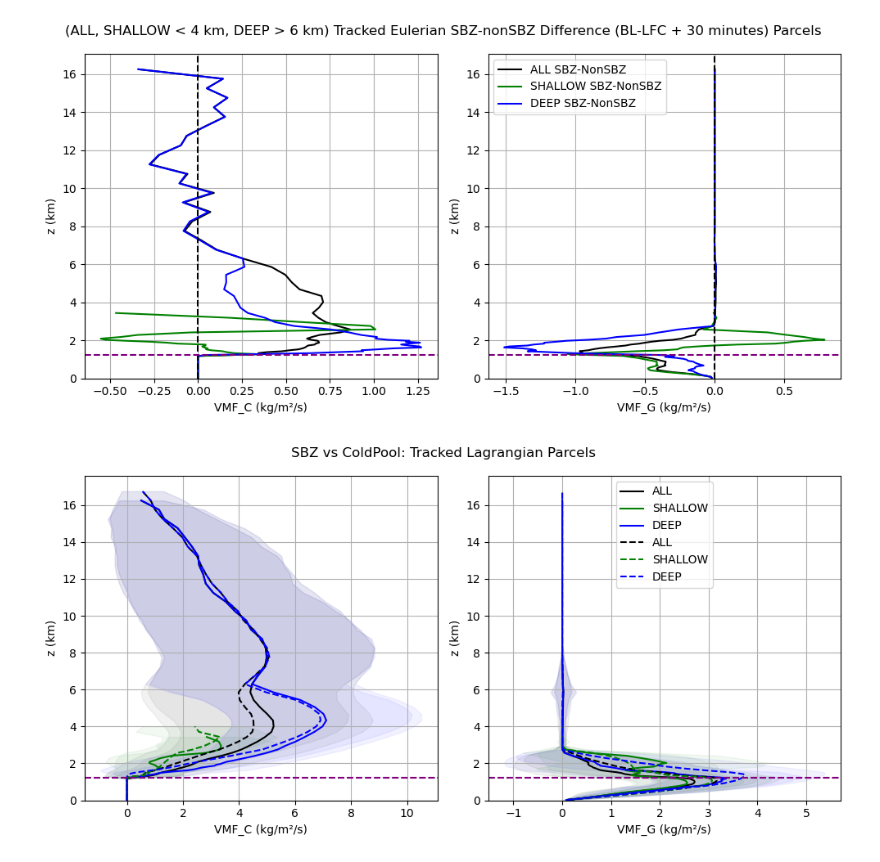
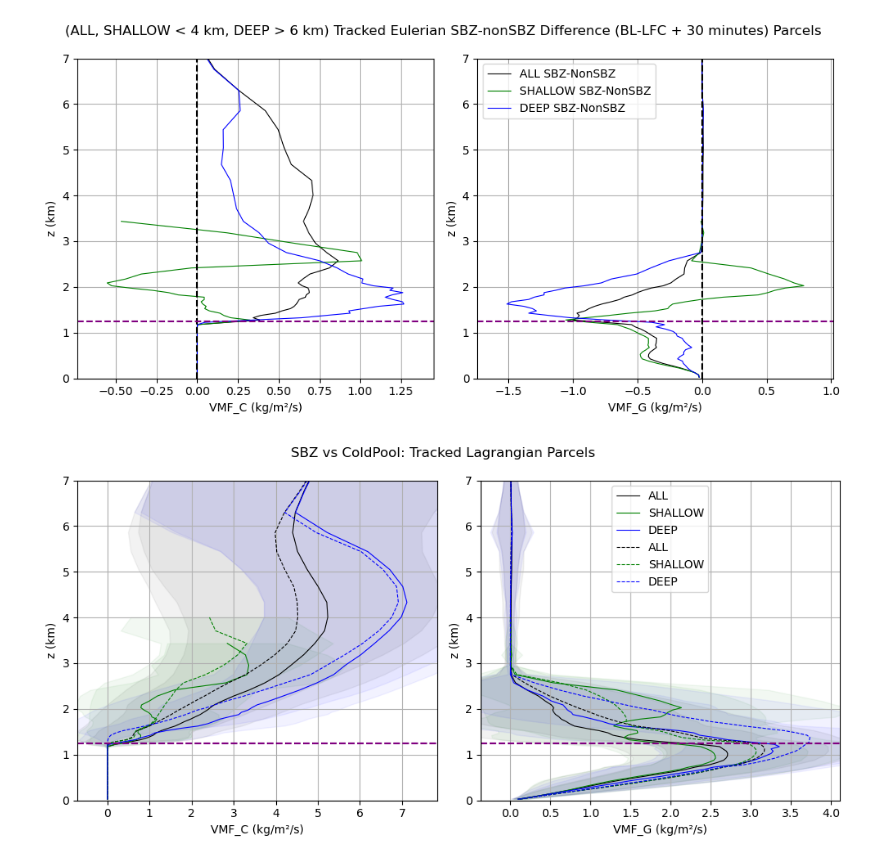
Before and after one commit to torrilab/DCI-Project, a Jupyter notebook: Code/Project_Algorithms/Tracked_Profiles/Tracked_Eulerian_VMF_Profiles_Plotting_VERSION2.ipynb, the cells around one changed output. Saved outputs shown, nothing was run; the diff lists cells and outputs as text; code cells hidden in the pictures.

```diff
--- a/Code/Project_Algorithms/Tracked_Profiles/Tracked_Eulerian_VMF_Profiles_Plotting_VERSION2.ipynb
+++ b/Code/Project_Algorithms/Tracked_Profiles/Tracked_Eulerian_VMF_Profiles_Plotting_VERSION2.ipynb
@@ -236,6 +263,9 @@ plot_profiles_with_se('nonCL', var_units=var_units, limit_y=limit_y, all_cloudba
 # Accessories
 for ax in axs:
     ax.set_ylim(bottom=0)
+    #LIMITING YAXIS TO BELOW 7 KM
+    if limit_y==True:
+        limit_axes_to_y(ax,y_min=0, y_max=7)
 plt.suptitle('CL vs nonCL: Tracked Lagrangian Parcels')
 plt.tight_layout()
 plt.show()
@@ -289,6 +319,7 @@ profiles = [
 # Set up the 2x3 gridspec
 fig = plt.figure(figsize=(10, 5))
 gs = gridspec.GridSpec(1, 2, figure=fig)
+lw=0.8
 
 # Loop through the profiles and plot them on subplots
 for i, (ALL_profile_array, SHALLOW_profile_array, DEEP_profile_array, xlabel) in enumerate(profiles):
@@ -306,9 +337,9 @@ for i, (ALL_profile_array, SHALLOW_profile_array, DEEP_profile_array, xlabel) in
         DEEP_profile[:,0]*=1000
 
     # Plot the profile
-    ax.plot(ALL_profile[:, 0], ALL_profile[:, 1],color='black',label='ALL CL-NonCL')
-    ax.plot(SHALLOW_profile[:, 0], SHALLOW_profile[:, 1],color='green',label='SHALLOW CL-NonCL')
-    ax.plot(DEEP_profile[:, 0], DEEP_profile[:, 1],color='blue',label='DEEP CL-NonCL')
+    ax.plot(ALL_profile[:, 0], ALL_profile[:, 1],color='black',label='ALL CL-NonCL',lw=lw)
+    ax.plot(SHALLOW_profile[:, 0], SHALLOW_profile[:, 1],color='green',label='SHALLOW CL-NonCL',lw=lw)
+    ax.plot(DEEP_profile[:, 0], DEEP_profile[:, 1],color='blue',label='DEEP CL-NonCL',lw=lw)
     ax.set_xlabel(xlabel)
     ax.set_ylabel('z (km)')
     ax.grid(True)
@@ -320,6 +351,11 @@ for i, (ALL_profile_array, SHALLOW_profile_array, DEEP_profile_array, xlabel) in
         ax.legend(loc='upper left')
 
     # apply_scientific_notation([ax])
+
+    #LIMITING YAXIS TO BELOW 7 KM
+    if limit_y==True:
+        # #LIMITING YAXIS TO BELOW 7 KM
+        limit_axes_to_y(ax,y_min=0, y_max=7)
 
 
 #MEAN CLOUD BASE
@@ -390,8 +426,12 @@ axs = axs.flatten()
 plot_profiles_with_se('SBZ', var_units=var_units, limit_y=limit_y, all_cloudbase=all_cloudbase, ax=axs, linestyle='solid')
 plot_profiles_with_se('nonSBZ', var_units=var_units, limit_y=limit_y, all_cloudbase=all_cloudbase, ax=axs, linestyle='dashed')
 
+# Accessories
 for ax in axs:
     ax.set_ylim(bottom=0)
+    #LIMITING YAXIS TO BELOW 7 KM
+    if limit_y==True:
+        limit_axes_to_y(ax,y_min=0, y_max=7)
 # Accessories
 plt.suptitle('SBZ vs nonSBZ: Tracked Lagrangian Parcels')
 plt.tight_layout()
@@ -447,6 +487,7 @@ profiles = [
 # Set up the 2x3 gridspec
 fig = plt.figure(figsize=(10, 5))
 gs = gridspec.GridSpec(1, 2, figure=fig)
+lw=0.8
 
 # Loop through the profiles and plot them on subplots
 for i, (ALL_profile_array, SHALLOW_profile_array, DEEP_profile_array, xlabel) in enumerate(profiles):
@@ -464,9 +505,9 @@ for i, (ALL_profile_array, SHALLOW_profile_array, DEEP_profile_array, xlabel) in
         DEEP_profile[:,0]*=1000
 
     # Plot the profile
-    ax.plot(ALL_profile[:, 0], ALL_profile[:, 1],color='black',label='ALL SBZ-NonSBZ')
-    ax.plot(SHALLOW_profile[:, 0], SHALLOW_profile[:, 1],color='green',label='SHALLOW SBZ-NonSBZ')
-    ax.plot(DEEP_profile[:, 0], DEEP_profile[:, 1],color='blue',label='DEEP SBZ-NonSBZ')
+    ax.plot(ALL_profile[:, 0], ALL_profile[:, 1],color='black',label='ALL SBZ-NonSBZ',lw=0.8)
+    ax.plot(SHALLOW_profile[:, 0], SHALLOW_profile[:, 1],color='green',label='SHALLOW SBZ-NonSBZ',lw=0.8)
+    ax.plot(DEEP_profile[:, 0], DEEP_profile[:, 1],color='blue',label='DEEP SBZ-NonSBZ',lw=0.8)
     ax.set_xlabel(xlabel)
     ax.set_ylabel('z (km)')
     ax.grid(True)
@@ -478,6 +519,10 @@ for i, (ALL_profile_array, SHALLOW_profile_array, DEEP_profile_array, xlabel) in
         ax.legend(loc='upper left')
 
     # apply_scientific_notation([ax])
+
+    #LIMITING YAXIS TO BELOW 7 KM
+    if limit_y==True:
+        limit_axes_to_y(ax,y_min=0, y_max=7)
 
 #MEAN CLOUD BASE
 axs = fig.get_axes()
@@ -495,7 +540,7 @@ for axis in [ax1,ax2]:
 plt.suptitle('(ALL, SHALLOW < 4 km, DEEP > 6 km) Tracked Eulerian SBZ-nonSBZ Difference (BL-LFC + 30 minutes) Parcels')
 plt.tight_layout()
 # %% [output]
-[figure, old version]
+[figure, new version]
 # %%
 #ColdPool
 ################################################################
@@ -540,20 +585,23 @@ for key in key_list:
 # %%
 # Set up shared axes
 fig, axs = plt.subplots(1, 2, figsize=(10, 5))
 axs = axs.flatten()
 
 # Plot both types on same axes
 plot_profiles_with_se('SBZ', var_units=var_units, limit_y=limit_y, all_cloudbase=all_cloudbase, ax=axs, linestyle='solid')
 plot_profiles_with_se('ColdPool', var_units=var_units, limit_y=limit_y, all_cloudbase=all_cloudbase, ax=axs, linestyle='dashed')
 
+# Accessories
 for ax in axs:
     ax.set_ylim(bottom=0)
-# Accessories
+    #LIMITING YAXIS TO BELOW 7 KM
+    if limit_y==True:
+        limit_axes_to_y(ax,y_min=0, y_max=7)
 plt.suptitle('SBZ vs ColdPool: Tracked Lagrangian Parcels')
 plt.tight_layout()
 plt.show()
 # %% [output]
-[figure, old version]
+[figure, new version]
 # %%
 #SBZ vs ColdPool
 def average_difference(array1, array2):
```
Also changed, not shown: parts of 10 cells of this notebook, 24 other files.
